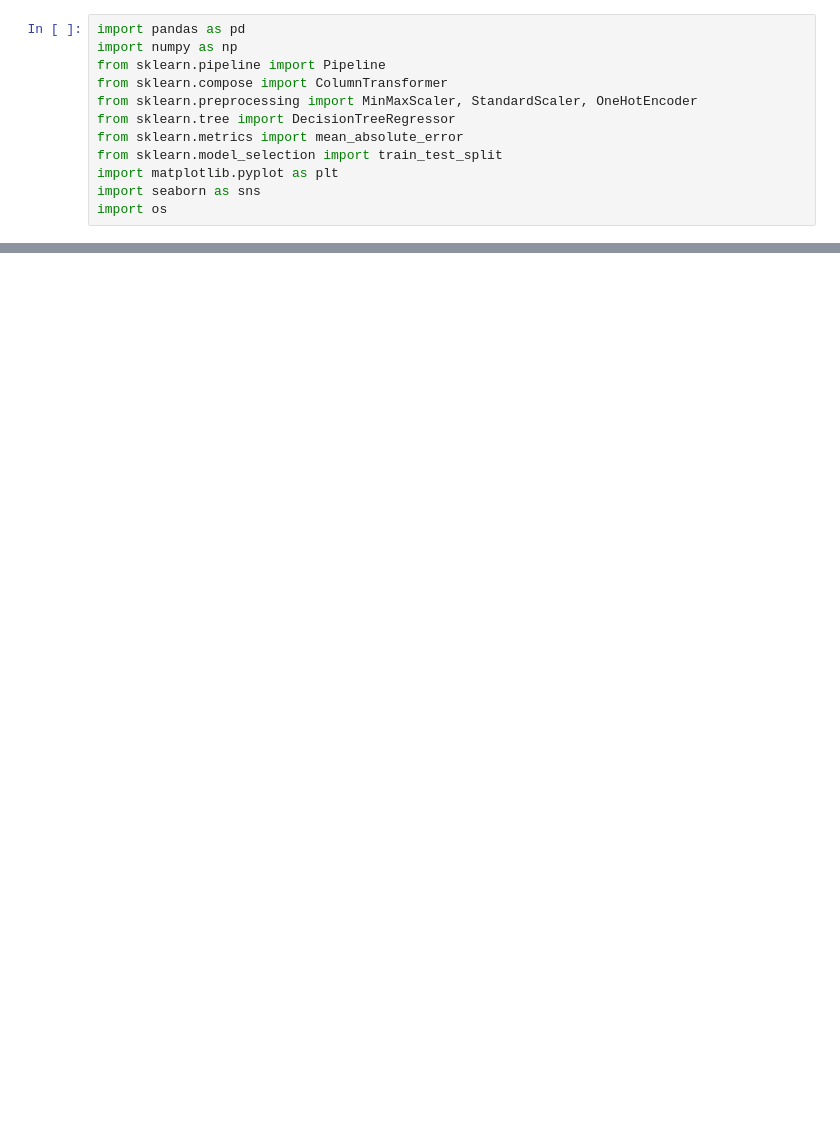
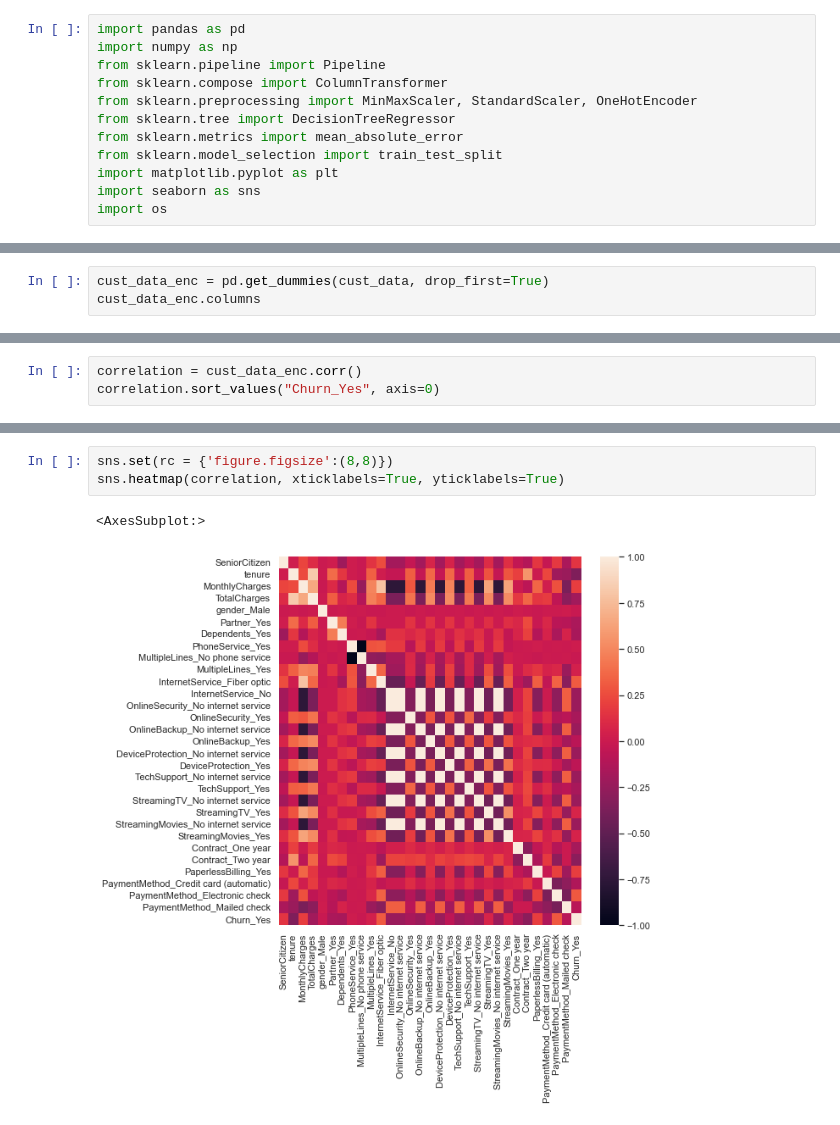
Before and after one commit to Chad-Road/Customer-Retention-Lifecycle, a Jupyter notebook: cust_exploration.ipynb, the cells around one changed output, grey strips where cells are left out. Saved outputs shown, nothing was run; the diff lists cells and outputs as text; blank space fills up the shorter version.

```diff
--- a/cust_exploration.ipynb
+++ b/cust_exploration.ipynb
@@ -135,0 +103,3 @@ ValueError: could not convert string to float: '2589-AYCRP'
+# %%
+cust_data_enc = pd.get_dummies(cust_data, drop_first=True)
+cust_data_enc.columns
@@ -135,0 +122,3 @@ ValueError: could not convert string to float: '2589-AYCRP'
+# %%
+correlation = cust_data_enc.corr()
+correlation.sort_values("Churn_Yes", axis=0)
@@ -135,0 +144,6 @@ ValueError: could not convert string to float: '2589-AYCRP'
+# %%
+sns.set(rc = {'figure.figsize':(8,8)})
+sns.heatmap(correlation, xticklabels=True, yticklabels=True)
+# %% [output]
+<AxesSubplot:>
+[figure, added]
```
Also changed, not shown: parts of 17 cells of this notebook, 2 other files.
